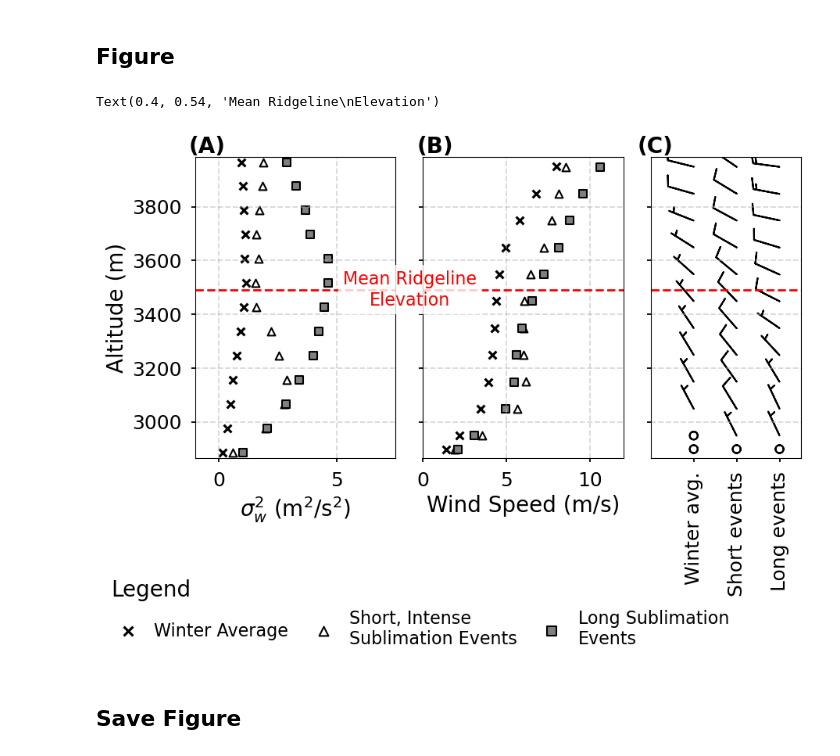
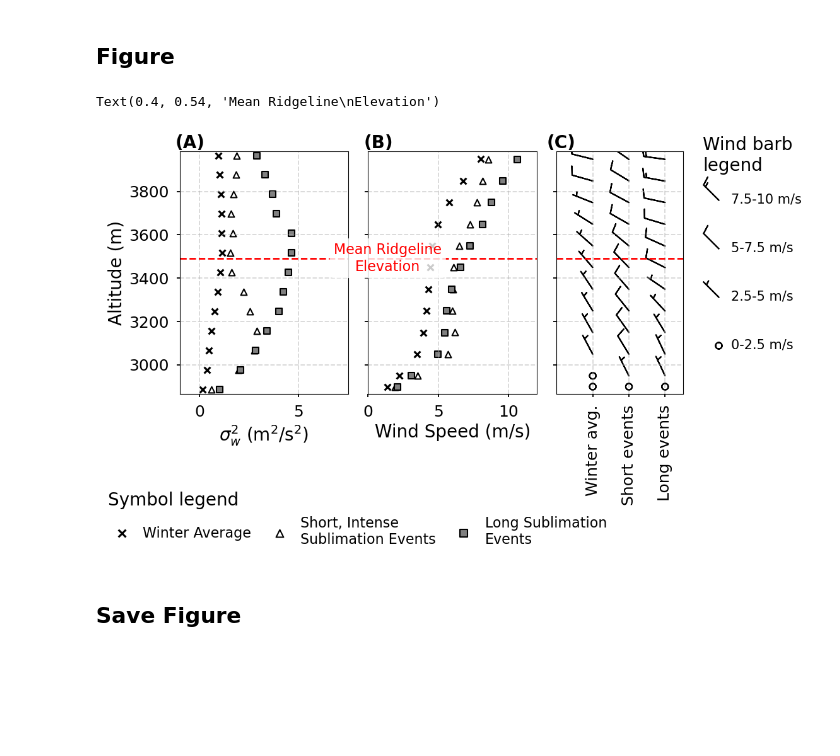
Before and after one commit to dlhogan97/Synoptic-Sublimation, a Jupyter notebook: 03_results/valley_scale_vvv_and_wind_profiles.ipynb, the cells around one changed output. Cells and saved outputs as stored; diff of their text form; code cells hidden in the pictures; blank space fills up the shorter version.

Commit message:
made updates to vvv plot by adding wind barb legend

```diff
--- a/03_results/valley_scale_vvv_and_wind_profiles.ipynb
+++ b/03_results/valley_scale_vvv_and_wind_profiles.ipynb
@@ -92,7 +103,7 @@ start_22, end_22 = dt.datetime(2021, 12, 1), dt.datetime(2022, 3, 31)
 start_23, end_23 = dt.datetime(2022, 12, 1), dt.datetime(2023, 3, 31)
 # %%
 sail_datastream= "gucdlprofwstats4newsM1.c1"
-storage_directory = '/home/dlhogan/GitHub/Synoptic-Sublimation/01_data/processed_data/sail/gucdlprofwstats'
+storage_directory = './01_data/processed_data/sail/gucdlprofwstats'
 # create empty data dictionary
 data_loc_dict = {}
 
@@ -324,6 +339,6 @@ def get_sounding_winds(ds):
     return ds_out
 
 # Example usage
-ds = xr.open_dataset(files_23[397])
-sounding_xr = get_sounding_winds(ds)
+# ds = xr.open_dataset(files_23[397])
+# sounding_xr = get_sounding_winds(ds)
 # %% [markdown]
@@ -364,7 +392,17 @@ sounding_ds_23 = xr.concat(list(data.values()), dim='time')
 #### Combine the two datasets
 # %%
 # combine the two datasets
-wind_sounding_ds = xr.concat([sounding_ds_22, sounding_ds_23], dim='time')
+if data_source == 'remote':
+    wind_sounding_ds = xr.concat([sounding_ds_22, sounding_ds_23], dim='time')
+else:
+    wind_sounding_ds = sounding_ds
+
+# close sounding_ds_22 and sounding_ds_23 to free up memory
+if data_source == 'remote':
+    sounding_ds_22.close()
+    sounding_ds_23.close()
+else:
+    sounding_ds.close()
 
 # get DJFM month data
 winter_wind_sounding_ds = wind_sounding_ds.sel(time=wind_sounding_ds.time.dt.month.isin([12, 1, 2, 3]))
@@ -399,7 +433,7 @@ plt.style.use('seaborn-v0_8-talk')
 
 # === Parameters ===
 figure_font_size = 20
-legend_width_fraction = 0.15  # Adjust to 0.10 or 0.20 to change legend width
+legend_width_fraction = 0.075  # Adjust to 0.10 or 0.20 to change legend width
 title_labels = ['(A)', '(B)', '(C)', '']
 
 # === Figure and Gridspec Setup ===
@@ -500,52 +534,72 @@ ax_barbs.set_xticklabels([c[0] for c in categories], rotation=90,
 ax_barbs.set_xlim(-1, 2.5)
 
 # === Wind Barb Legend (Right Axis) ===
-wind_speeds = np.arange(2.5, 10, 2.5)
-y_pos = np.arange(len(wind_speeds))
-u_fixed, v_fixed = -1, -1  # All point NW
+# Define wind speed ranges and representative speeds for barbs
+ranges = [
+    ("0-2.5 m/s", 0),        # Calm: plot a circle
+    ("2.5-5 m/s", 3.75),
+    ("5-7.5 m/s", 6.25),
+    ("7.5-10 m/s", 11),
+    # ("10-12.5 m/s", 11.25),
+    # ("12.5-15 m/s", 13.75),
+]
 
-ax_barb_legend.barbs(
-    np.zeros_like(y_pos), y_pos,
-    np.full_like(y_pos, u_fixed), np.full_like(y_pos, v_fixed),
-    length=7, barb_increments=dict(half=2.5, full=5, flag=25),
-    barbcolor='k', linewidth=1.5
-)
+y_pos = np.arange(len(ranges))
+u_fixed, v_fixed = 0.7, -0.7  # Wind from SE to NW
 
-for speed, y in zip(wind_speeds, y_pos):
-    ax_barb_legend.text(0.3, y, f"{speed:.1f} m/s", va='center', fontsize=figure_font_size - 5)
+# Plot calm wind (circle)
+# ax_barb_legend.plot(0, y_pos[0], 'o', color='k', markersize=6)
 
+# Plot the rest as barbs
+for i, (label, speed) in enumerate(ranges[0:], start=0):
+    # Convert speed to (u, v) in fixed direction
+    u = u_fixed * speed / np.sqrt(2)
+    v = v_fixed * speed / np.sqrt(2)
+    ax_barb_legend.barbs(
+        [0], [y_pos[i]], [u], [v],
+        length=7,
+        barb_increments=dict(half=2.5, full=5, flag=25),
+        barbcolor='k',
+        linewidth=1.5
+    )
+
+# Add text labels to right of each symbol/barb
+for i, (label, _) in enumerate(ranges):
+    ax_barb_legend.text(0.4, y_pos[i], label, va='center', fontsize=figure_font_size - 5)
+ax_barb_legend.text(-0.5, len(ranges)-0.4, "Wind barb\nlegend", fontsize=figure_font_size, ha='left')
+# Axis formatting
 ax_barb_legend.set_xlim(-0.5, 1.5)
-ax_barb_legend.set_ylim(-1, len(wind_speeds))
-ax_barb_legend.set_title("Wind Speed\nLegend", fontsize=figure_font_size - 4)
+ax_barb_legend.set_ylim(-1, len(ranges))
+# ax_barb_legend.set_title("Wind Barb\nLegend", fontsize=figure_font_size - 4, ha='right')
 ax_barb_legend.axis('off')
 
 # === Legend Below Left Plot ===
 ax_vvv.legend(
     loc='upper left', bbox_to_anchor=(-0.5, -0.35), ncol=3,
     fontsize=figure_font_size - 4, frameon=False, alignment='left',
-    title='Legend', title_fontsize=figure_font_size,
+    title='Symbol legend', title_fontsize=figure_font_size,
     handletextpad=0.5, columnspacing=1.0, markerscale=1.2
 )
 
 # === Add Titles, Red Line, and Ticks ===
 for i, ax in enumerate([ax_vvv, ax_spd, ax_barbs, ax_barb_legend]):
     if i < 3:  # Only apply to main subplots
         ax.set_ylim(device_alt - 20, device_alt + 1100)
         ax.axhline(device_alt + 605, color='red', linestyle='--', linewidth=2)
         ax.set_xlabel(ax.get_xlabel(), fontsize=figure_font_size)
         ax.tick_params(axis='both', labelsize=figure_font_size - 2)
         ax.text(0.15, 1.07, title_labels[i], transform=ax.transAxes,
                 fontsize=figure_font_size, fontweight='bold', va='top', ha='right')
 
 # === Add Figure Annotation ===
 fig.text(
     0.4, 0.54, 'Mean Ridgeline\nElevation',
     fontsize=figure_font_size - 4, ha='center', va='center', color='red',
     bbox=dict(facecolor='white', edgecolor='none', alpha=0.8, boxstyle='round,pad=0.3')
 )
 # %% [output]
 Text(0.4, 0.54, 'Mean Ridgeline\nElevation')
-[figure, old version]
+[figure, new version]
 # %% [markdown]
 ## Save Figure
 # %%
```
Also changed, not shown: parts of 10 cells of this notebook, 2 other files.
